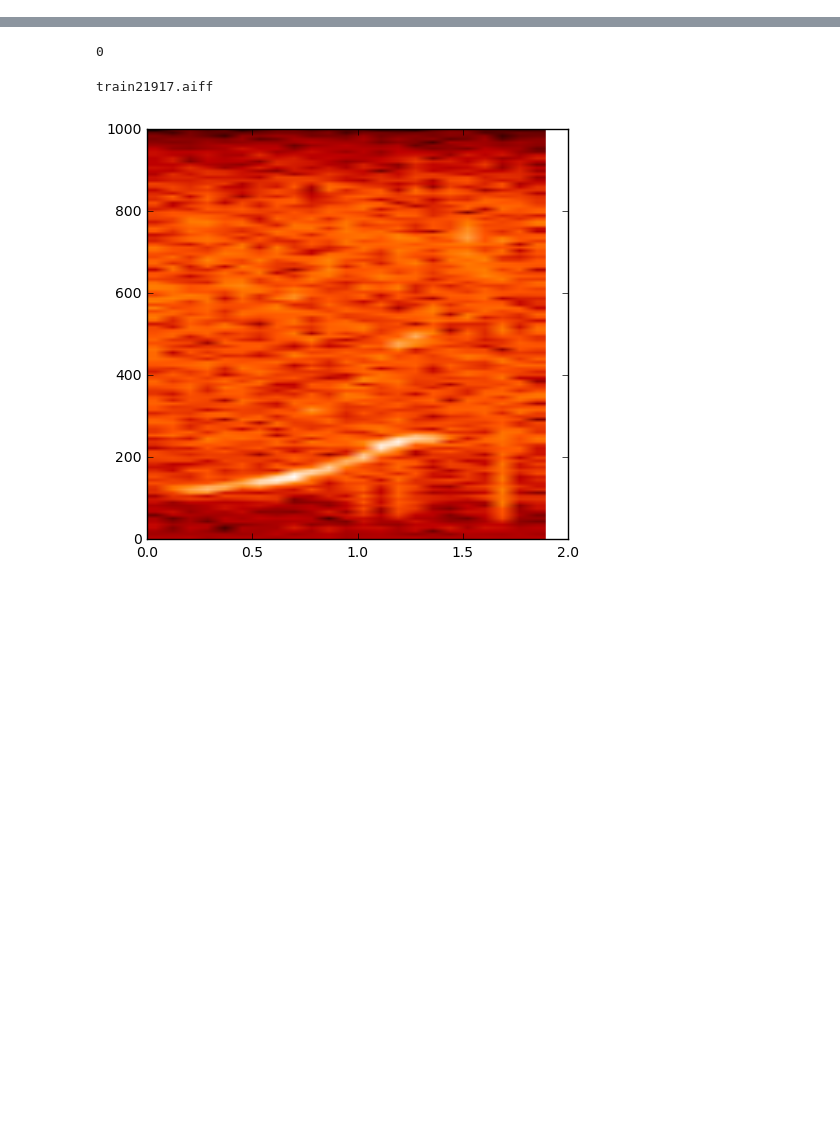
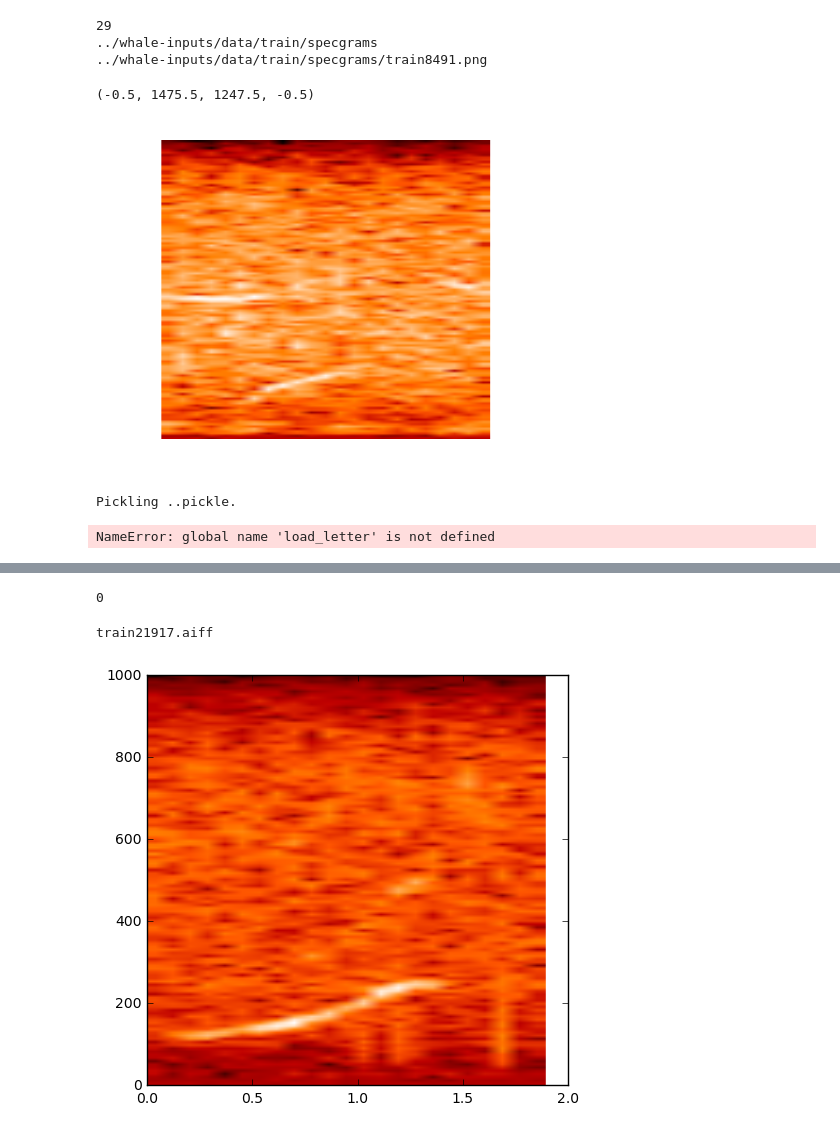
Before and after one commit to mabelvj/the-marinexplore-and-cornell-university-whale-detection-challenge, a Jupyter notebook: load.ipynb, the cells around one changed output, grey strips where cells are left out. Drawn from its saved outputs; the diff is of its cells as text; code cells hidden in the pictures; blank space fills up the shorter version.

```diff
--- a/load.ipynb
+++ b/load.ipynb
@@ -17,4 +10,72 @@ train_folder = 'train'
 # %%
 def get_file_sequence(file_name, header):
     return file_name.split('.')[0].split(header)[1]
+# %%
+from os import listdir
+from os.path import isfile, join
+
+data_loc = '../whale-inputs/data'
+train_folder = 'train'
+file_path = os.path.join(data_loc,train_folder,'specgrams') #change to test if desired
+
+file_names = [f for f in listdir(file_path) if isfile(join(file_path, f))]
+# %%
+print len(file_names)
+print os.path.join(data_loc,train_folder,'specgrams')
+print os.path.join(file_path, file_names[0])
+# %% [output]
+29
+../whale-inputs/data/train/specgrams
+../whale-inputs/data/train/specgrams/train8491.png
+# %%
+img = mpimg.imread(os.path.join(file_path, file_names[0]))
+imgplot = plt.imshow(img)
+plt.axis('off')
+# %% [output]
+(-0.5, 1475.5, 1247.5, -0.5)
+[figure, added]
+# %%
+try:
+   import cPickle as pickle
+except:
+   import pickle
+
+data_loc = '../whale-inputs/data'
+train_folder = join(file_path, 'train')
+test_folder = join(file_path, 'test')
+
+def maybe_pickle(data_folders, min_num_images_per_class, force=False):
+  dataset_names = []
+  for folder in data_folders:
+    set_filename = folder + '.pickle'
+    dataset_names.append(set_filename)
+    if os.path.exists(set_filename) and not force:
+      # You may override by setting force=True.
+      print('%s already present - Skipping pickling.' % set_filename)
+    else:
+      print('Pickling %s.' % set_filename)
+      dataset = load_image(folder, min_num_images_per_class)
+      try:
+        with open(set_filename, 'wb') as f:
+          pickle.dump(dataset, f, pickle.HIGHEST_PROTOCOL)
+      except Exception as e:
+        print('Unable to save data to', set_filename, ':', e)
+
+  return dataset_names
+
+train_datasets = maybe_pickle(train_folder, 100)
+test_datasets = maybe_pickle(test_folders, 50)
+
+def open_pickle(data_folders):
+  folder = random.sample(data_folders, 1)
+  pickle_filename = ''.join(folder) + '.pickle'
+  try:
+    with open(pickle_filename, 'rb') as f:
+      dataset = pickle.load(f)
+  except Exception as e:
+    print('Unable to read data from', pickle_filename, ':', e)
+    return
+# %% [output]
+Pickling ..pickle.
+NameError: global name 'load_letter' is not defined
 # %%
```
Also changed, not shown: parts of 3 cells of this notebook, 1 other file.
